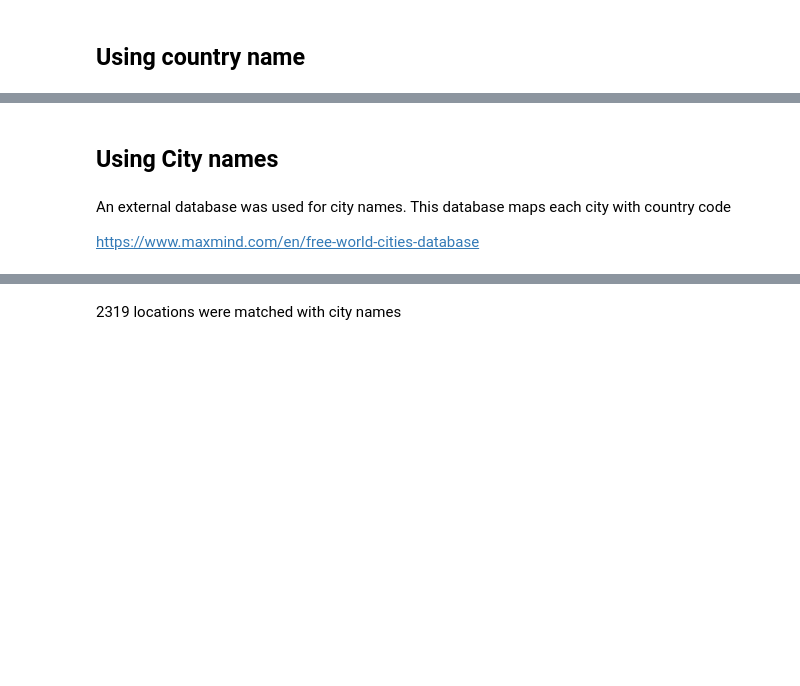
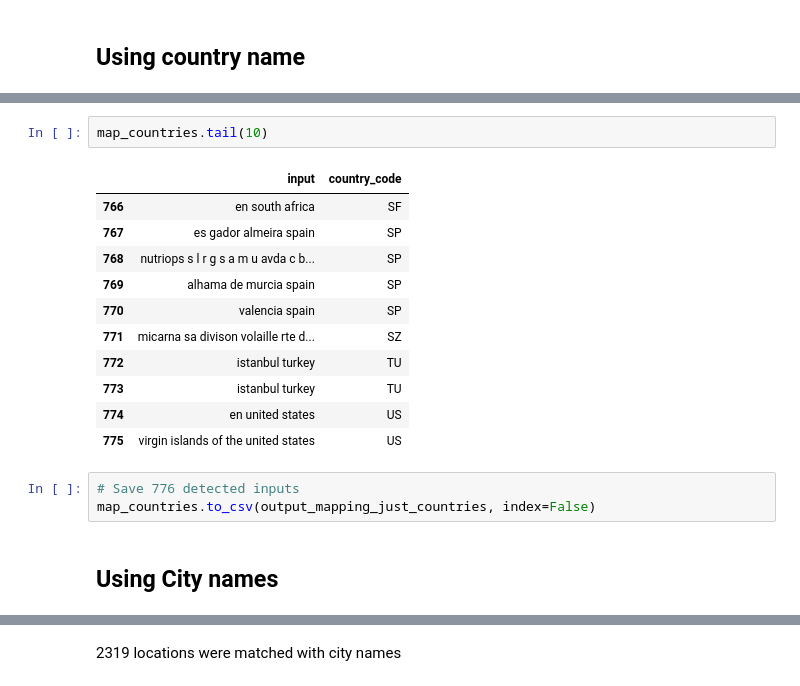
Before and after one commit to MrymZakani/ADA, a Jupyter notebook: cleaning_countries.ipynb, the cells around one changed output, grey strips where cells are left out. Saved outputs shown, nothing was run; the diff lists cells and outputs as text; blank space fills up the shorter version.

```diff
--- a/cleaning_countries.ipynb
+++ b/cleaning_countries.ipynb
@@ -196,9 +266,22 @@ for i in range(len(countries)):
+# %%
+map_countries.tail(10)
+# %% [output]
+|  | input | country_code |
+| 766 | en south africa | SF |
+| 767 | es gador almeira spain | SP |
+| 768 | nutriops s l r g s a m u avda c b... | SP |
+| 769 | alhama de murcia spain | SP |
+| 770 | valencia spain | SP |
+| 771 | micarna sa divison volaille rte d... | SZ |
+| 772 | i̇stanbul turkey | TU |
+| 773 | istanbul turkey | TU |
+| 774 | en united states | US |
+| 775 | virgin islands of the united states | US |
+# %%
+# Save 776 detected inputs
+map_countries.to_csv(output_mapping_just_countries, index=False)
 # %% [markdown]
 ## Using City names
-# %% [markdown]
-An external database was used for city names. This database maps each city with country code
-
-https://www.maxmind.com/en/free-world-cities-database
 # %%
 # Find name of cities and replace with country code (Here some bias may happen, some cities have similar name)
 
```
Also changed, not shown: parts of 44 cells of this notebook, 1 other file.
